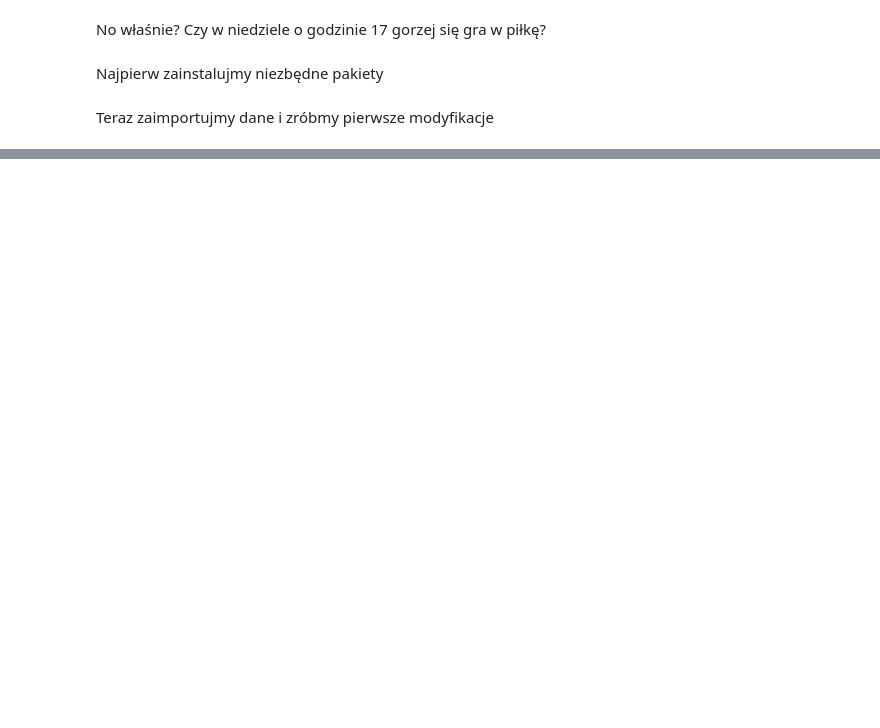
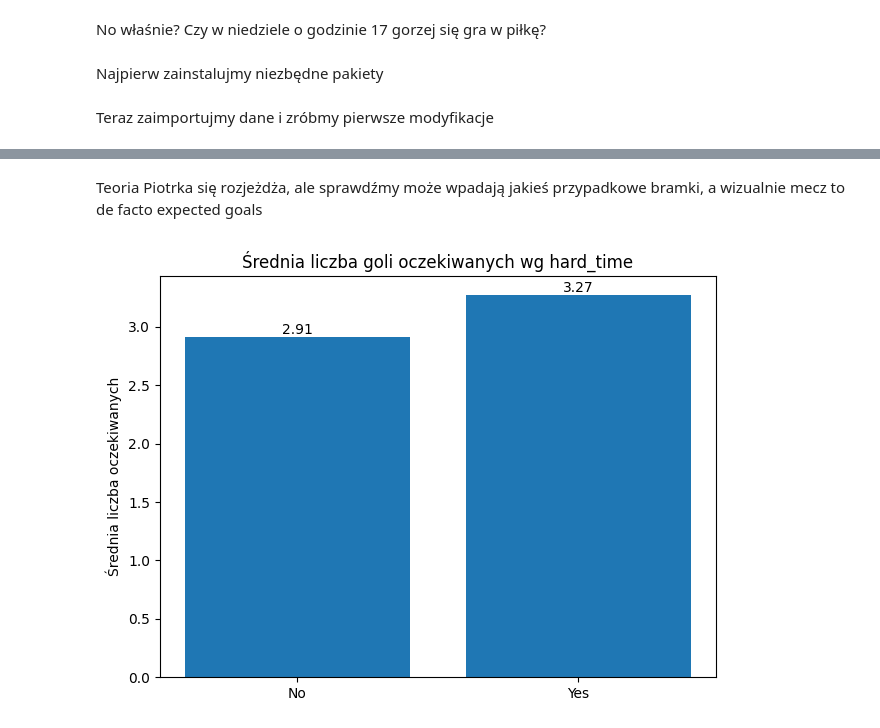
Before and after one commit to MateuszSkowronski/analiza_danych_projekt, a Jupyter notebook: main.ipynb, the cells around one changed output, grey strips where cells are left out. Drawn from its saved outputs; the diff is of its cells as text; code cells hidden in the pictures; blank space fills up the shorter version.

```diff
--- a/main.ipynb
+++ b/main.ipynb
@@ -51,0 +110,21 @@ df['seventeen']=df['pure_hour'].apply(lambda x: 'Yes' if x>=16 and x<=18 else 'N
+# %% [markdown]
+Teoria Piotrka się rozjeżdża, ale sprawdźmy może wpadają jakieś przypadkowe bramki, a wizualnie mecz to de facto expected goals
+# %%
+means = df.groupby('hard_time')['total_xg'].mean()
+
+# Rysowanie wykresu
+fig, ax = plt.subplots()
+bars = ax.bar(means.index, means.values)
+
+# Dodanie etykiet z wartością nad słupkami
+for bar in bars:
+    height = bar.get_height()
+    ax.text(bar.get_x() + bar.get_width() / 2, height,
+            f'{height:.2f}', ha='center', va='bottom')
+
+ax.set_ylabel('Średnia liczba oczekiwanych')
+ax.set_title('Średnia liczba goli oczekiwanych wg hard_time')
+plt.tight_layout()
+plt.show()
+# %% [output]
+[figure, added]
```
Also changed, not shown: parts of 22 cells of this notebook.
